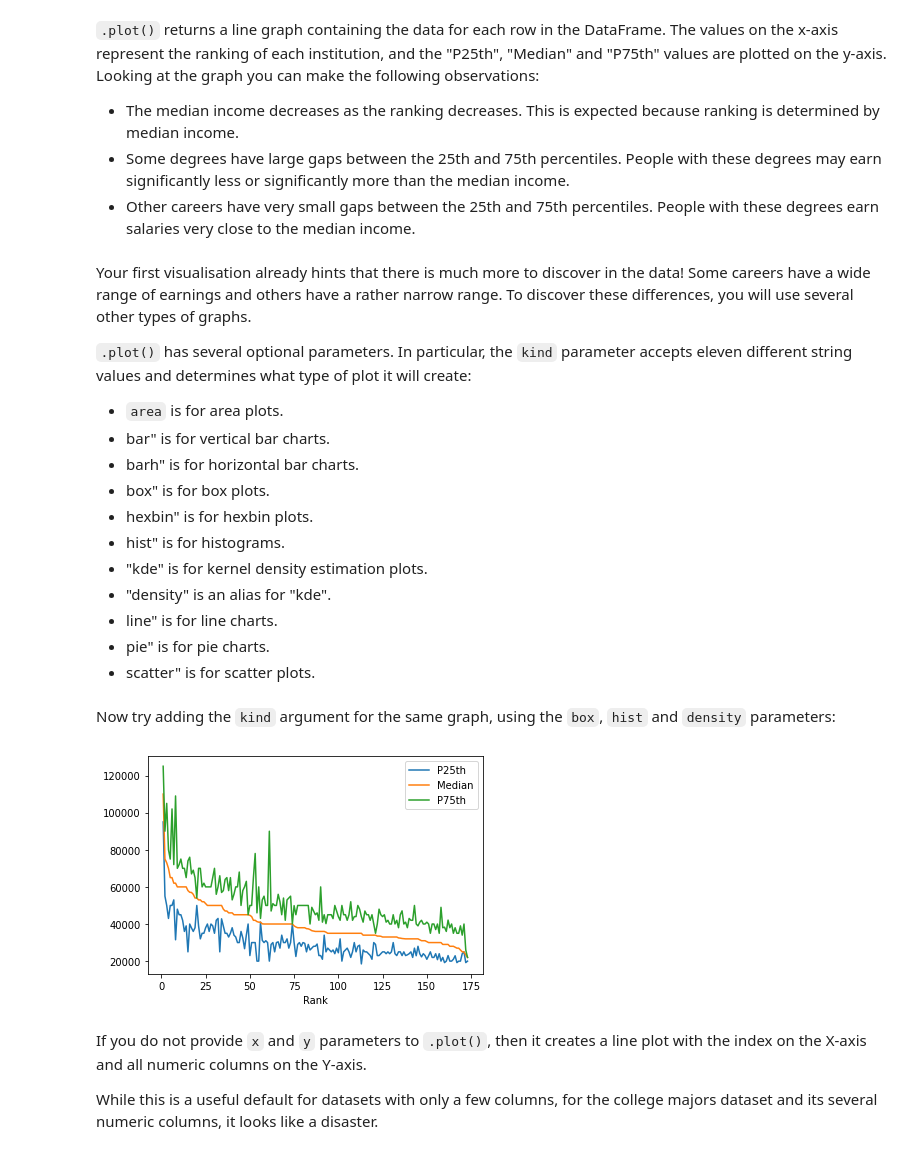
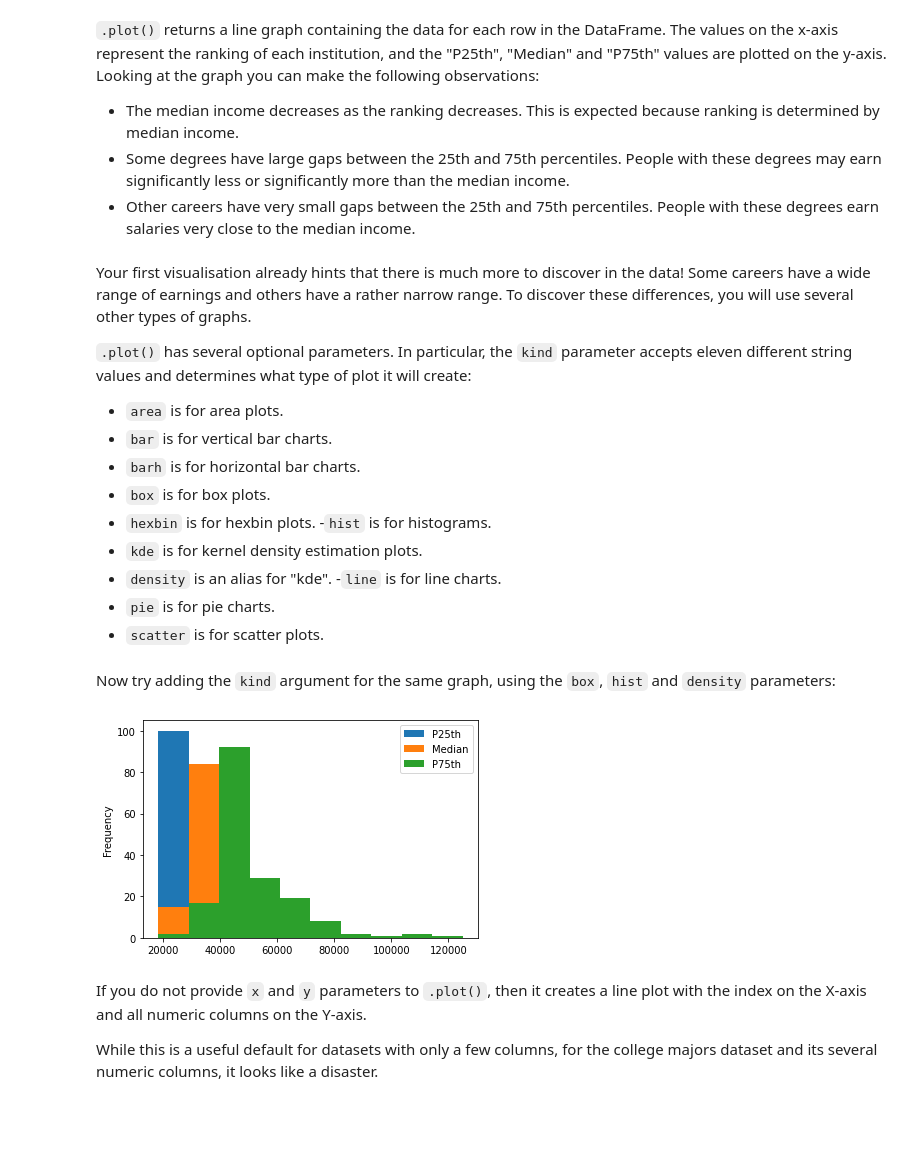
Before and after one commit to renatoparedes/OSS-Python, a Jupyter notebook: Data_Wrangling/Data_Visualisation.ipynb, the cells around one changed output. Cells and saved outputs as stored; diff of their text form; code cells hidden in the pictures; blank space fills up the shorter version.

```diff
--- a/Data_Wrangling/Data_Visualisation.ipynb
+++ b/Data_Wrangling/Data_Visualisation.ipynb
@@ -69,22 +69,22 @@ Your first visualisation already hints that there is much more to discover in th
 `.plot()` has several optional parameters. In particular, the `kind` parameter accepts eleven different string values and determines what type of plot it will create:
 
 - `area` is for area plots.
-- bar" is for vertical bar charts.
-- barh" is for horizontal bar charts.
-- box" is for box plots.
-- hexbin" is for hexbin plots.
-- hist" is for histograms.
-- "kde" is for kernel density estimation plots.
-- "density" is an alias for "kde".
-- line" is for line charts.
-- pie" is for pie charts.
-- scatter" is for scatter plots.
+- `bar` is for vertical bar charts.
+- `barh` is for horizontal bar charts.
+- `box` is for box plots.
+- `hexbin` is for hexbin plots.
+-`hist` is for histograms.
+- `kde` is for kernel density estimation plots.
+- `density` is an alias for "kde".
+-`line` is for line charts.
+- `pie` is for pie charts.
+- `scatter` is for scatter plots.
 # %% [markdown]
 Now try adding the `kind` argument for the same graph, using the `box`, `hist` and `density` parameters:
 # %%
-df.plot(x="Rank", y=["P25th", "Median", "P75th"], kind="line");
+df.plot(x="Rank", y=["P25th", "Median", "P75th"], kind="hist");
 # %% [output]
-[figure, old version]
+[figure, new version]
 # %% [markdown]
 If you do not provide `x` and `y` parameters to `.plot()`, then it creates a line plot with the index on the X-axis and all numeric columns on the Y-axis.
 
```
Also changed, not shown: parts of 3 cells of this notebook, 4 other files.
